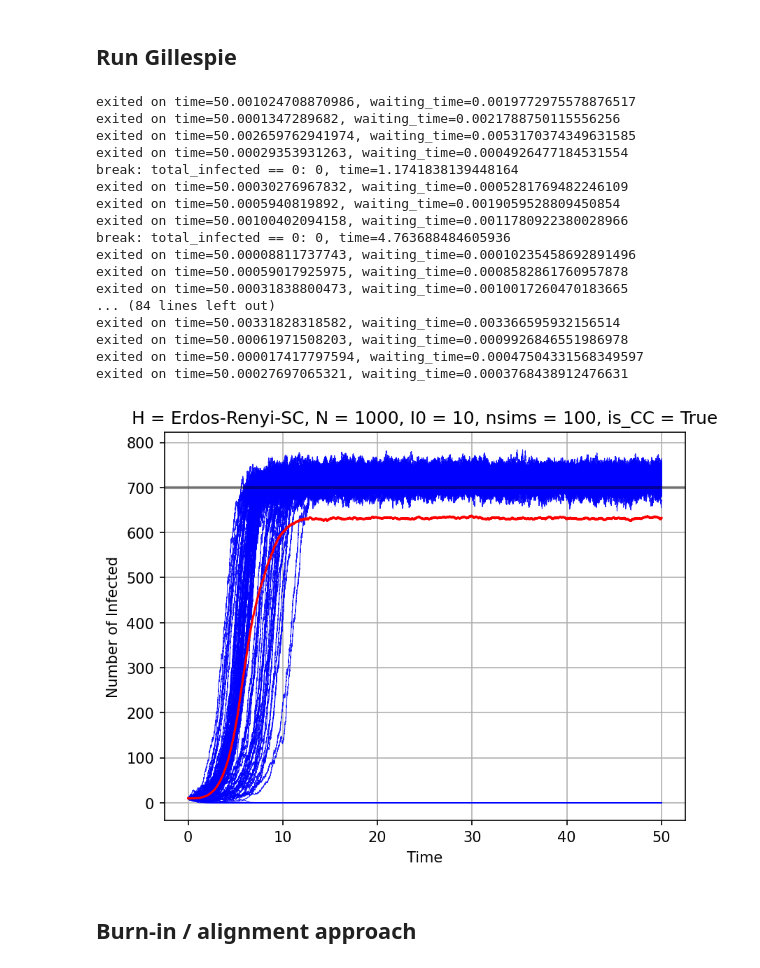
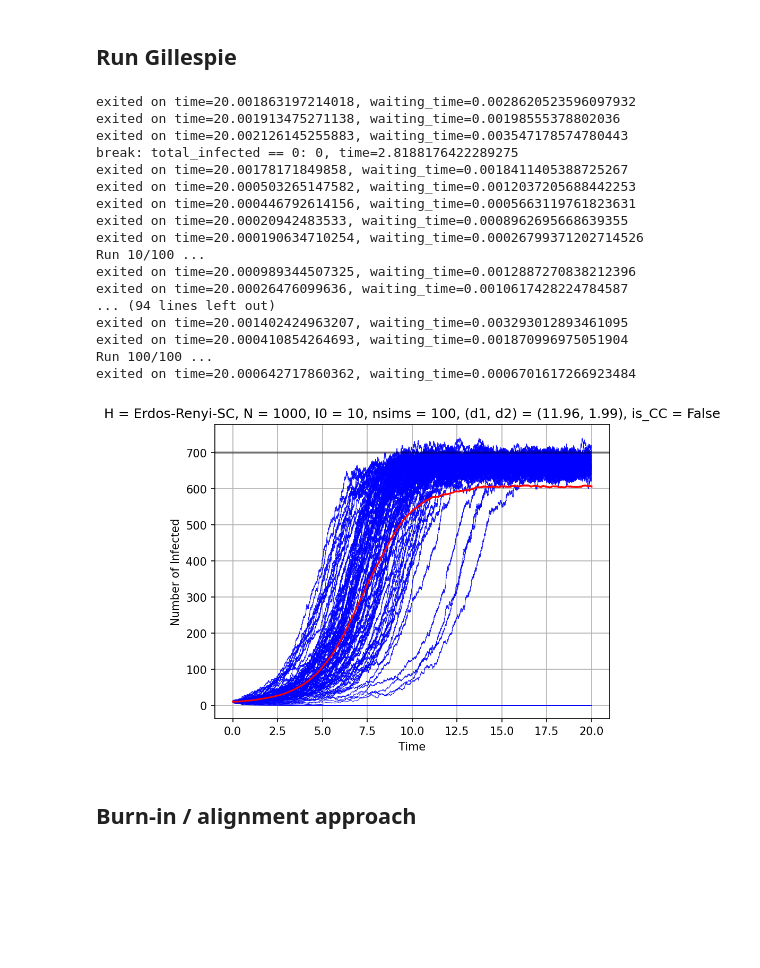
Before and after one commit to markolalovic/higher-order-contagion, a Jupyter notebook: notebooks/E-R-rates-SC-7.ipynb, the cells around one changed output. Cells and saved outputs as stored; diff of their text form; code cells hidden in the pictures; blank space fills up the shorter version.

```diff
--- a/notebooks/E-R-rates-SC-7.ipynb
+++ b/notebooks/E-R-rates-SC-7.ipynb
@@ -98,0 +39,4 @@ with open("../results/all_edges_ER", "wb") as f:
+# %%
+g.set_edges(all_edges_ER)
+g.calculate_realized_properties()
+g.summary()
@@ -99,11 +56,6 @@ with open("../results/all_edges_ER", "wb") as f:
 # %%
-edges_pw = []
-edges_ho = []
-for edge in all_edges_ER:
-    if len(edge) == 2:
-        edges_pw.append(edge)
-    else:
-        edges_ho.append(edge)
-
-check_full_triangle_property(edges_pw, edges_ho)
+edges_pw = g.get_edges(1)
+edges_ho = g.get_edges(2)
+is_CC = check_full_triangle_property(edges_pw, edges_ho)
+print(is_CC)
 # %% [output]
@@ -196,8 +110,8 @@ empty_triangles_found
 # %%
-print(is_CC)
-
+g.set_edges(all_edges + empty_triangles_found)
 edges_pw = g.get_edges(1)
 edges_ho = g.get_edges(2)
-check_full_triangle_property(edges_pw, edges_ho)
+is_CC = check_full_triangle_property(edges_pw, edges_ho)
+print(is_CC)
 # %% [output]
 True
@@ -206,9 +142,9 @@ True
 test_name = "random_ER_CC"
 
 I0 = 10
-nsims = 100 # TODO: test with 500
+nsims = 100
 run_gillespie_simulations = True
-time_max = 50
+time_max = 20
 
 # set beta1, beta2 such that k^* = .75 N
 mu    = 1             # recovery rate
@@ -220,13 +156,13 @@ mu    = 1             # recovery rate
 lambda1 = 1.2 # <- increase lambda
 lambda2 = 4
 
-beta1 = lambda1 * mu / d1 # pairwise infection rate
-beta2 = lambda2 * mu / d2 # hyperedge contagion rate
+beta1 = lambda1 * mu / g.d1_realized # pairwise infection rate
+beta2 = lambda2 * mu / g.d2_realized # hyperedge contagion rate
 
 # g.summary()
 
 print(f"{test_name}: \n")
-print(f"\tH = {g.name}, N = {N}, (d1, d2) = {(d1, d2)}, I0 = {I0}, time_max = {time_max},")
+print(f"\tH = {g.name}, N = {N}, (d1, d2) = ({g.d1_realized:.2f}, {g.d2_realized:.2f}), I0 = {I0}, time_max = {time_max},")
 g.print()
 
 print(f"\tbeta1 * N = {beta1 * N:.2f}, beta2 * N^2 = {beta2 * (N**2):.2f}, mu = {mu},")
@@ -251,57 +187,60 @@ initial_infections = random.sample(nodes, I0)
 
 if run_gillespie_simulations:
     X_sims = []
-    for _ in range(nsims):
+    for i in range(nsims):
+        if (i + 1) % (nsims // 10 or 1) == 0:
+            print(f"\nRun {i + 1}/{nsims} ...")
+
         X_t = gillespie_sim(g, beta1, beta2, mu, initial_infections, time_max)
         X_sims.append(X_t)
 
     # save the simulation results
     sim_results = {f'sim_{i}': X_sims[i] for i in range(nsims)}
     np.savez_compressed(f'../results/gillespie-sims_{test_name}_I0={I0}_is_CC={is_CC}.npz', **sim_results)
 else:
     # load simulation results
     sim_results = np.load(f'../results/gillespie-sims_{test_name}_I0={I0}_is_CC={is_CC}.npz', allow_pickle=True)
     X_sims = [sim_results[f'sim_{i}'] for i in range(nsims)]
 
 # plot X_t curves in gray and average curve in red
 fig = plt.figure(dpi=150) # set DPI
 ax  = plt.subplot()
 
 for X_t in X_sims:
     ax.plot(X_t[0], X_t[2], c="blue", alpha=0.9, linewidth=0.5, rasterized=True)
 
 plt.axhline(y=int(0.7 * N), color='black', lw=2, alpha=0.4, linestyle='-')
 
 avg_curve, times = get_average(X_sims, time_max, len(X_sims), delta_t = 0.01)
 plt.plot(times, avg_curve, "red")
 
 plt.xlabel("Time")
 plt.ylabel("Number of Infected")
 plt.grid(True)
-plt.title(f"H = {g.name}, N = {N}, I0 = {I0}, nsims = {nsims}, is_CC = {is_CC}")
+plt.title(f"H = {g.name}, N = {N}, I0 = {I0}, nsims = {nsims}, (d1, d2) = ({g.d1_realized:.2f}, {g.d2_realized:.2f}), is_CC = {is_CC}")
 plt.savefig(f"../figures/estimation/{test_name}/gillespie-sims-I0=10_is_CC={is_CC}.pdf",
             format='pdf', bbox_inches='tight')
 plt.show()
 plt.close(fig) # free up memory
 # %% [output]
-exited on time=50.001024708870986, waiting_time=0.0019772975578876517
-exited on time=50.0001347289682, waiting_time=0.0021788750115556256
-exited on time=50.002659762941974, waiting_time=0.0053170374349631585
-exited on time=50.00029353931263, waiting_time=0.0004926477184531554
-break: total_infected == 0: 0, time=1.1741838139448164
-exited on time=50.00030276967832, waiting_time=0.0005281769482246109
-exited on time=50.0005940819892, waiting_time=0.0019059528809450854
-exited on time=50.00100402094158, waiting_time=0.0011780922380028966
-break: total_infected == 0: 0, time=4.763688484605936
-exited on time=50.00008811737743, waiting_time=0.00010235458692891496
-exited on time=50.00059017925975, waiting_time=0.0008582861760957878
-exited on time=50.00031838800473, waiting_time=0.0010017260470183665
-... (84 lines left out)
-exited on time=50.00331828318582, waiting_time=0.003366595932156514
-exited on time=50.00061971508203, waiting_time=0.0009926846551986978
-exited on time=50.000017417797594, waiting_time=0.00047504331568349597
-exited on time=50.00027697065321, waiting_time=0.0003768438912476631
+exited on time=20.001863197214018, waiting_time=0.0028620523596097932
+exited on time=20.001913475271138, waiting_time=0.00198555378802036
+exited on time=20.002126145255883, waiting_time=0.003547178574780443
+break: total_infected == 0: 0, time=2.8188176422289275
+exited on time=20.00178171849858, waiting_time=0.0018411405388725267
+exited on time=20.000503265147582, waiting_time=0.0012037205688442253
+exited on time=20.000446792614156, waiting_time=0.0005663119761823631
+exited on time=20.00020942483533, waiting_time=0.0008962695668639355
+exited on time=20.000190634710254, waiting_time=0.00026799371202714526
+Run 10/100 ...
+exited on time=20.000989344507325, waiting_time=0.0012887270838212396
+exited on time=20.00026476099636, waiting_time=0.0010617428224784587
+... (94 lines left out)
+exited on time=20.001402424963207, waiting_time=0.003293012893461095
+exited on time=20.000410854264693, waiting_time=0.001870996975051904
+Run 100/100 ...
+exited on time=20.000642717860362, waiting_time=0.0006701617266923484
-[figure, old version]
+[figure, new version]
 # %% [markdown]
 ## Burn-in / alignment approach
 # %%
```
Also changed, not shown: parts of 37 cells of this notebook, 24 other files.
